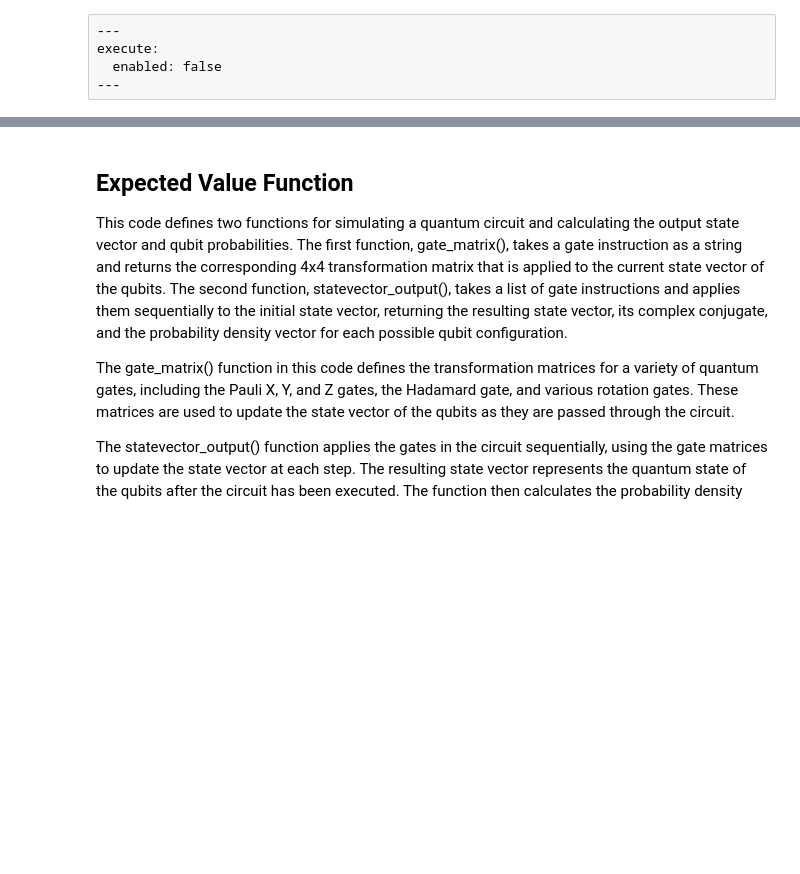
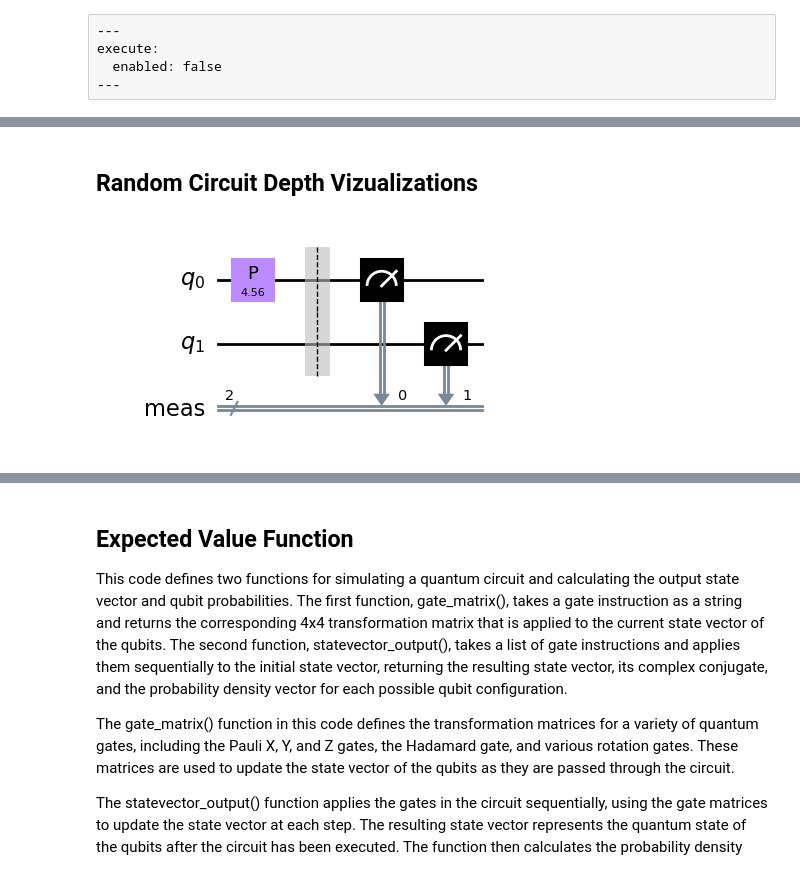
Before and after one commit to KLA-pie/Quantum-Circuits, a Jupyter notebook: Quantum-Functions/Random Quantum Circuits.ipynb, the cells around one changed output, grey strips where cells are left out. Cells and saved outputs as stored; diff of their text form; code cells hidden in the pictures; blank space fills up the shorter version.

```diff
--- a/Quantum-Functions/Random Quantum Circuits.ipynb
+++ b/Quantum-Functions/Random Quantum Circuits.ipynb
@@ -102,0 +107,6 @@ print(evaluated_circuit_list)
+# %% [markdown]
+## Random Circuit Depth Vizualizations
+# %%
+evaluated_circuit_list[0][1].draw(output="mpl")
+# %% [output]
+[figure, added]
```
Also changed, not shown: parts of 28 cells of this notebook.
